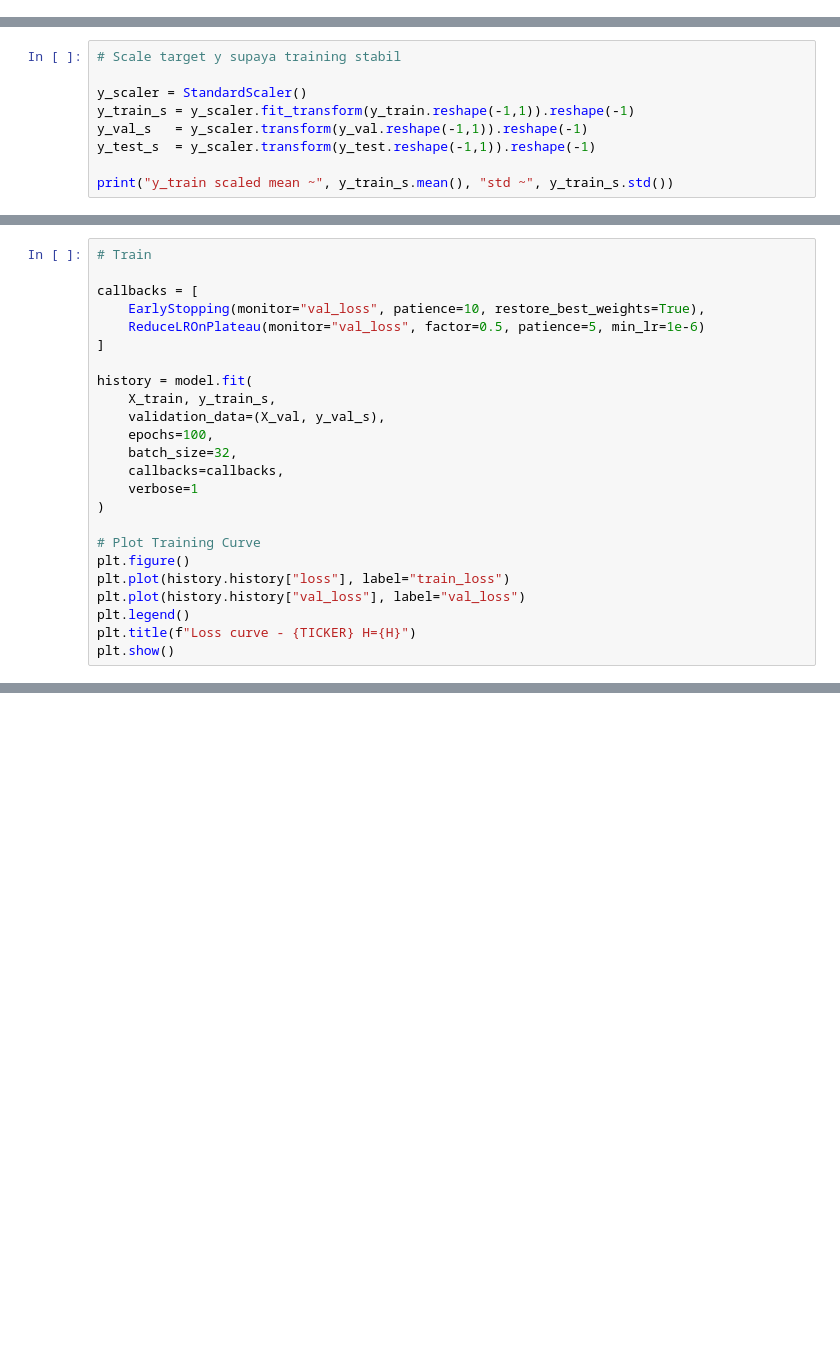
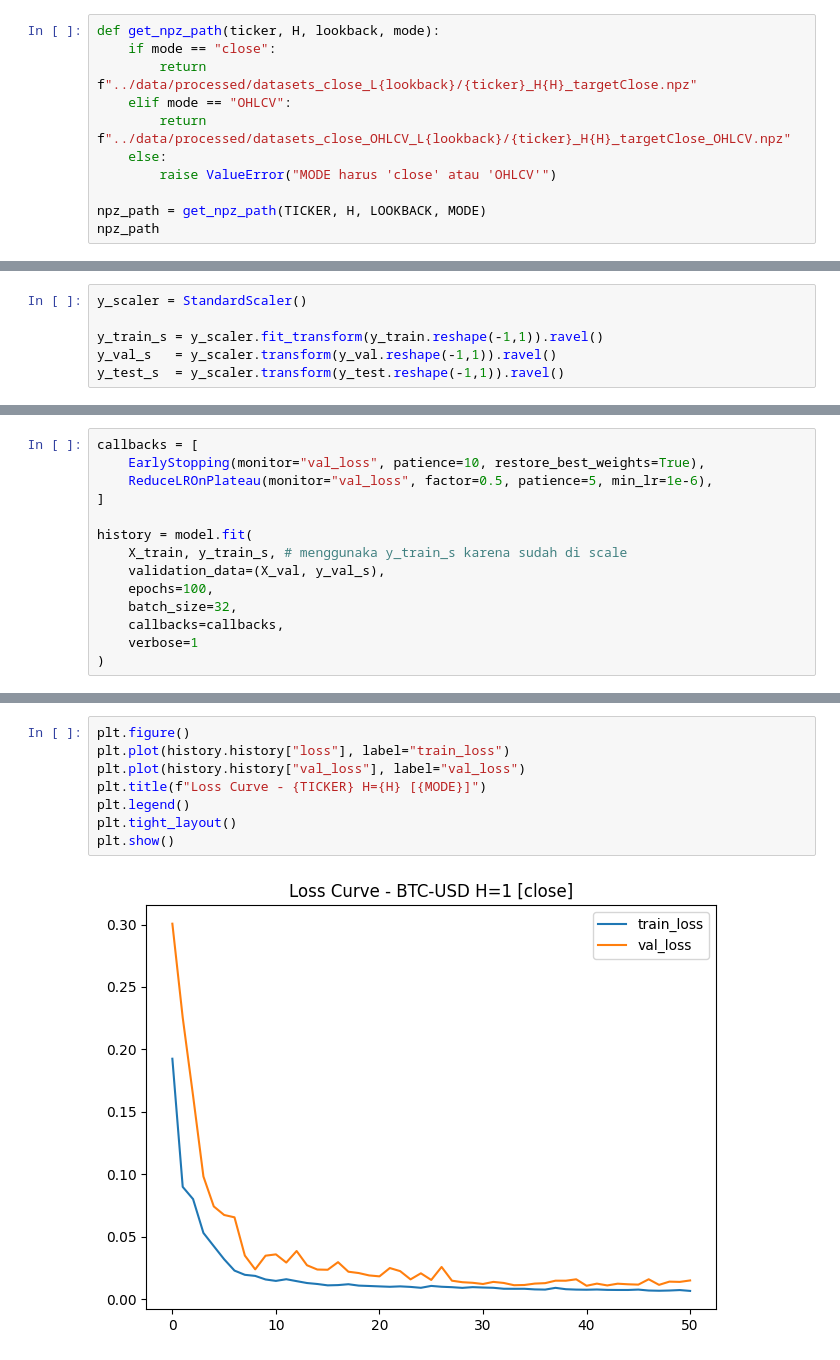
Before and after one commit to Budisyahputra/crypto-forecasting, a Jupyter notebook: notebooks/03_train_attention_lstm_close_BTC_H1.ipynb, the cells around one changed output, grey strips where cells are left out. Saved outputs shown, nothing was run; the diff lists cells and outputs as text; blank space fills up the shorter version.

Commit message:
Finalisasi train BTC, ETH, BNB H1 Close

```diff
--- a/notebooks/03_train_attention_lstm_close_BTC_H1.ipynb
+++ b/notebooks/03_train_attention_lstm_close_BTC_H1.ipynb
@@ -41,0 +25,11 @@ ModuleNotFoundError: No module named 'tensorflow'
+# %%
+def get_npz_path(ticker, H, lookback, mode):
+    if mode == "close":
+        return f"../data/processed/datasets_close_L{lookback}/{ticker}_H{H}_targetClose.npz"
+    elif mode == "OHLCV":
+        return f"../data/processed/datasets_close_OHLCV_L{lookback}/{ticker}_H{H}_targetClose_OHLCV.npz"
+    else:
+        raise ValueError("MODE harus 'close' atau 'OHLCV'")
+
+npz_path = get_npz_path(TICKER, H, LOOKBACK, MODE)
+npz_path
@@ -42,9 +117,6 @@ ModuleNotFoundError: No module named 'tensorflow'
 # %%
-# Scale target y supaya training stabil
+y_scaler = StandardScaler()
 
-y_scaler = StandardScaler()
-y_train_s = y_scaler.fit_transform(y_train.reshape(-1,1)).reshape(-1)
-y_val_s   = y_scaler.transform(y_val.reshape(-1,1)).reshape(-1)
-y_test_s  = y_scaler.transform(y_test.reshape(-1,1)).reshape(-1)
-
-print("y_train scaled mean ~", y_train_s.mean(), "std ~", y_train_s.std())
+y_train_s = y_scaler.fit_transform(y_train.reshape(-1,1)).ravel()
+y_val_s   = y_scaler.transform(y_val.reshape(-1,1)).ravel()
+y_test_s  = y_scaler.transform(y_test.reshape(-1,1)).ravel()
@@ -91,24 +123,14 @@ model.summary()
 # %%
-# Train
-
 callbacks = [
     EarlyStopping(monitor="val_loss", patience=10, restore_best_weights=True),
-    ReduceLROnPlateau(monitor="val_loss", factor=0.5, patience=5, min_lr=1e-6)
+    ReduceLROnPlateau(monitor="val_loss", factor=0.5, patience=5, min_lr=1e-6),
 ]
 
 history = model.fit(
-    X_train, y_train_s,
+    X_train, y_train_s, # menggunaka y_train_s karena sudah di scale
     validation_data=(X_val, y_val_s),
     epochs=100,
     batch_size=32,
     callbacks=callbacks,
     verbose=1
 )
-
-# Plot Training Curve
-plt.figure()
-plt.plot(history.history["loss"], label="train_loss")
-plt.plot(history.history["val_loss"], label="val_loss")
-plt.legend()
-plt.title(f"Loss curve - {TICKER} H={H}")
-plt.show()
@@ -154,0 +155,10 @@ metrics
+# %%
+plt.figure()
+plt.plot(history.history["loss"], label="train_loss")
+plt.plot(history.history["val_loss"], label="val_loss")
+plt.title(f"Loss Curve - {TICKER} H={H} [{MODE}]")
+plt.legend()
+plt.tight_layout()
+plt.show()
+# %% [output]
+[figure, added]
```
Also changed, not shown: parts of 15 cells of this notebook, 2 other files.
